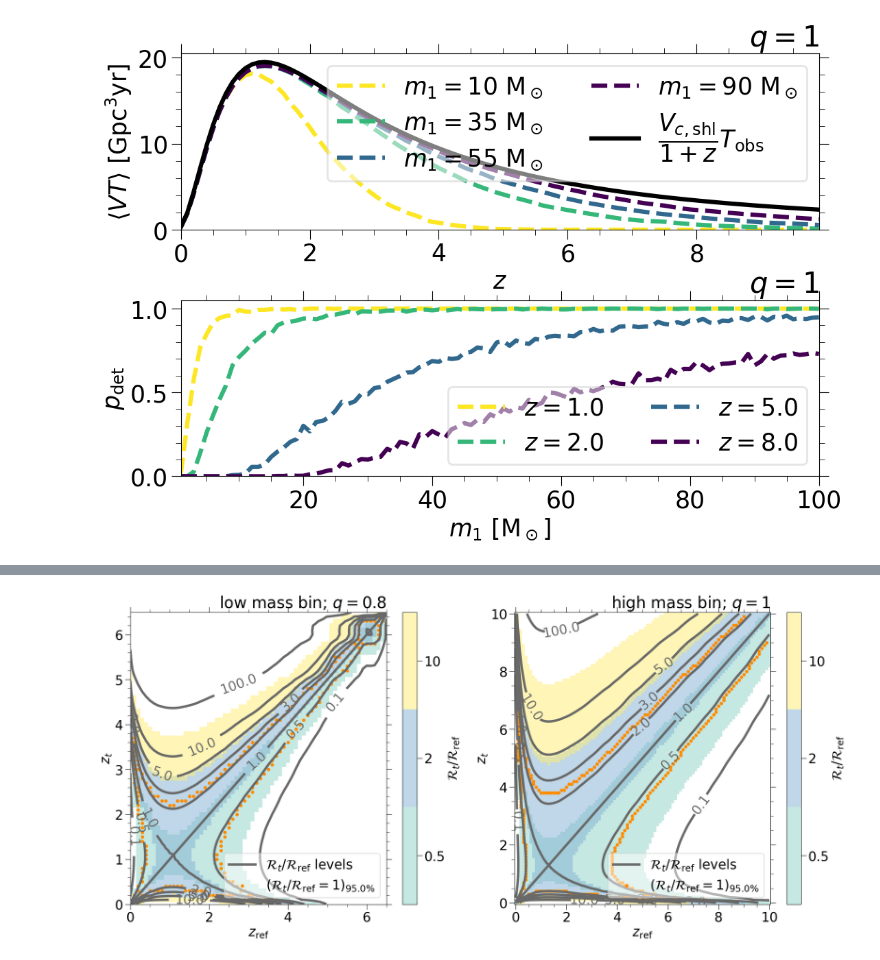
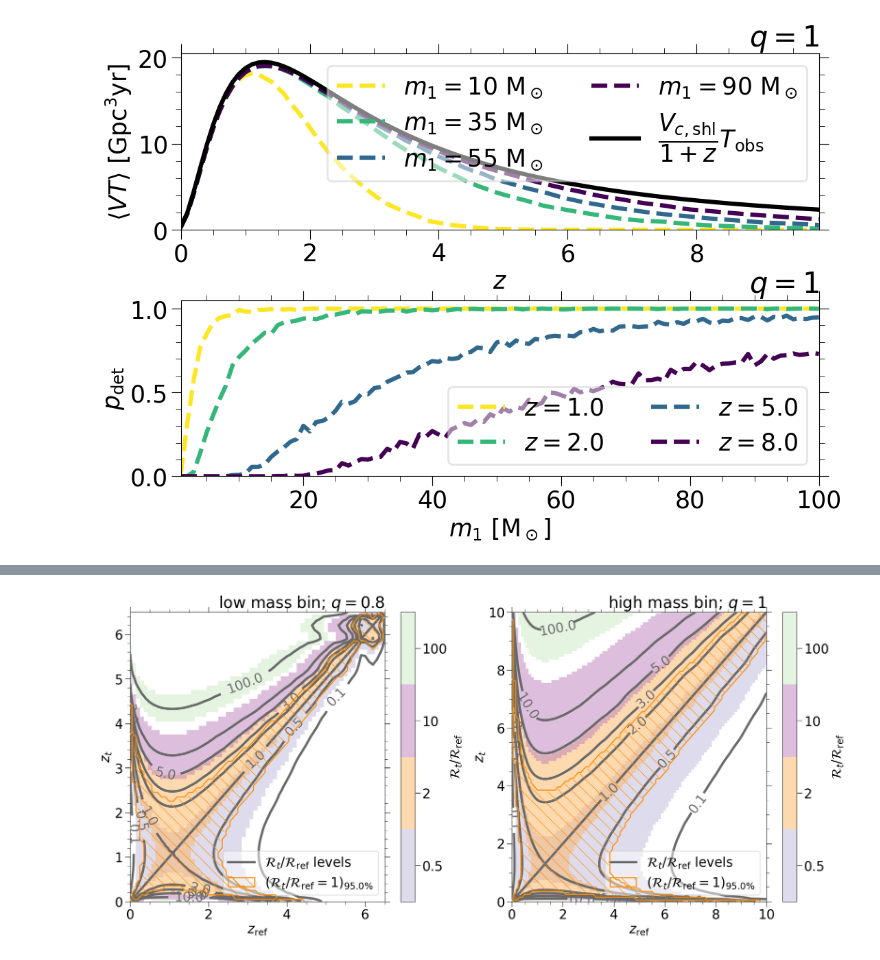
Before and after one commit to F3Solid/master_thesis, a Jupyter notebook: plots.ipynb, the cells around one changed output, grey strips where cells are left out. Saved outputs shown, nothing was run; the diff lists cells and outputs as text; code cells hidden in the pictures.

```diff
--- a/plots.ipynb
+++ b/plots.ipynb
@@ -255,7 +157,7 @@ if __name__ == '__main__':
 N1_N2_axis_res = 0.02
 N1_N2_axis = {key: np.arange(val_min, val_max, N1_N2_axis_res) for key, val_min, val_max in zip(m_keys, (0.01, 0.01), (10, 10))}
 
-zref = {key: val for key, val in zip(m_keys, (0.25, 0.25))} # Reference redshift (inferior limit of reference redshift bin)
+zref = {key: val for key, val in zip(m_keys, (0.2, 0.2))} # Reference redshift (inferior limit of reference redshift bin). Choose a value present in zinf_axis
 N2_ref = {key: val for key, val in zip(m_keys, (10, 10))}
 bin2_ref = {key: MZQbin(mc[key] - mw[key] / 2, mc[key] + mw[key] / 2, zref[key], zref[key] + zw[key], q[key]) for key in m_keys}
 
@@ -280,7 +182,7 @@ R1_R2_a_array = {key: np.zeros((len(N1_N2_axis[key]), len(bins_axis[key]))) for
 
 R1_R2_ref = 1
 
-R1_R2_ref_list = [0.5, 1, 2, 3, 5, 10]
+R1_R2_ref_list = [0.01, 0.1, 0.5, 1, 2, 3, 5, 10, 100, 1000]
 # Linked to R1_R2_ref_list on the first dimension. True if the corresponding R1_R2 value is inside the confidence interval
 R1_R2_CI_list_mask = {key: np.zeros((len(R1_R2_ref_list), len(N1_N2_axis[key]), len(bins_axis[key])), dtype=bool) for key in m_keys}
 Det_map_R1_R2_list = {key: [None for R1_R2 in R1_R2_ref_list] for key in m_keys}
@@ -375,8 +280,6 @@ plt.show()
 fig, axes = plt.subplots(1, 2, figsize=(24, 10))
 
 for ax, key in zip(axes, m_keys):
-    # ax.set_title(rf'$\text{{ref}}: [{bin2_ref[key].minf}, {bin2_ref[key].msup}]\ {msun_lb} \times [{bin2_ref[key].zinf}, {bin2_ref[key].zsup}]\ z$;' +
-    #              rf' ${Nref_lb} = {N2_ref[key]}$; $q = {q[key]}$')
     ax.set_title(rf'{mlb[key]}; $q = {q[key]}$', loc='right')
 
     ax.set_xlabel(rf'${zt_lb}$')
@@ -387,7 +290,7 @@ for ax, key in zip(axes, m_keys):
     cmap = ListedColormap(cmap.colors)
     _alpha = 0.5
 
-    only_these_R1_R2 = [0.5, 2, 5, 10]
+    only_these_R1_R2 = [0.5, 2, 5, 10, 100]
     color_indexes = []
     for i, (Det_map, lb) in enumerate(zip(Det_map_R1_R2_list[key], R1_R2_ref_list)):
         if len(only_these_R1_R2) == 0:
@@ -407,12 +310,11 @@ for ax, key in zip(axes, m_keys):
     ax.clabel(cf)
 
     # Reference line for the reference bin
-    lines.append(ax.axvline((bin2_ref[key].zinf + bin2_ref[key].zsup) / 2,
-                            color='red', linestyle=':', label='ref. bin'))
+    lines.append(ax.axvline(bin2_ref[key].zinf, color='red', linestyle=':', label=rf'${zref_lb}$'))
 
     # Plot the confidence interval for R2/R2 = 1
-    lines.append(ax.fill_between(zinf_axis[key], inf_lvl_alpha[key][R1_R2_ref_list.index(1)], sup_lvl_alpha[key][R1_R2_ref_list.index(1)],
-                                 color=ref_lvl_color, facecolor='none', hatch='/',label=rf'$({Rratio_lb} = {R1_R2_ref})_{{{cl * 100}\%}}$'))
+    lines.append(ax.fill_between(zinf_axis[key], inf_lvl_alpha[key][R1_R2_ref_list.index(R1_R2_ref)], sup_lvl_alpha[key][R1_R2_ref_list.index(R1_R2_ref)],
+                                 color=ref_lvl_color, facecolor='none', hatch='\\', label=rf'$({Rratio_lb} = {R1_R2_ref})_{{{cl * 100}\%}}$', zorder=100))
 
     # Define the boundaries of each colors using equal spacing
     if len(only_these_R1_R2) == 0:
@@ -460,9 +362,6 @@ R1_R2_CI_ZZmap = {key: RateRatioBayesCI_ZZmap(cl, N1_N2, bins_axis[key], bins_ax
 R1_R2_CI_ZZarray = {key: np.zeros((len(bins_axis[key]), len(bins_axis[key]), 3)) for key in m_keys}
 R1_R2_a_ZZarray = {key: np.zeros((len(bins_axis[key]), len(bins_axis[key]))) for key in m_keys}
 
-R1_R2_ref = 1
-
-R1_R2_ref_list = [0.5, 1, 2, 3, 5, 10]
 # Linked to R1_R2_ref_list on the first dimension. True if the corresponding R1_R2 value is inside the confidence interval
 Det_ZZmap_R1_R2_list = {key: [None for R1_R2 in R1_R2_ref_list] for key in m_keys}
 
@@ -480,8 +379,6 @@ for key in m_keys:
 fig, axes = plt.subplots(1, 2, figsize=(24, 10))
 
 for ax, key in zip(axes, m_keys):
-    # ax.set_title(rf'${Nratio_lb} = {N1_N2}$; $m_1 \in [{bins_axis[key][0].minf}, {bins_axis[key][0].msup}]\ {msun_lb}$;' +
-    #              rf' ${Nref_lb} = {N2_ref[key]}$; $q = {q[key]}$')
     ax.set_title(rf'{mlb[key]}; $q = {q[key]}$', loc='right')
 
     ax.set_xlabel(rf'${zref_lb}$')
@@ -492,7 +389,7 @@ for ax, key in zip(axes, m_keys):
     cmap = ListedColormap(cmap.colors)
     _alpha = 0.5
 
-    only_these_R1_R2 = [0.5, 2, 10]
+    only_these_R1_R2 = [0.5, 2, 10, 100]
     color_indexes = []
     for i, (Det_map, lb) in enumerate(zip(Det_ZZmap_R1_R2_list[key], R1_R2_ref_list)):
         if len(only_these_R1_R2) == 0:
@@ -512,50 +409,59 @@ for ax, key in zip(axes, m_keys):
     ax.clabel(cf)
 
     # Plot the confidence interval for R2/R2 = 1
+    # Select the boundary using binary erosion
     kernel = np.ones((3, 3), dtype=int)
     kernel[0, 0], kernel[0, 2], kernel[2, 0], kernel[2, 2] = 0, 0, 0, 0
-    mask = np.ones(Det_ZZmap_R1_R2_list[key][R1_R2_ref_list.index(1)].shape, dtype=bool)
-    mask[0, :], mask[-1, :], mask[:, 0], mask[:, -1] = False, False, False, False
-    intern = binary_erosion(Det_ZZmap_R1_R2_list[key][R1_R2_ref_list.index(1)], structure=kernel, mask=mask).astype(Det_ZZmap_R1_R2_list[key][R1_R2_ref_list.index(1)].dtype)
-    boundary = Det_ZZmap_R1_R2_list[key][R1_R2_ref_list.index(1)] - intern
+    intern = binary_erosion(Det_ZZmap_R1_R2_list[key][R1_R2_ref_list.index(R1_R2_ref)], structure=kernel).astype(Det_ZZmap_R1_R2_list[key][R1_R2_ref_list.index(R1_R2_ref)].dtype)
+    boundary = Det_ZZmap_R1_R2_list[key][R1_R2_ref_list.index(R1_R2_ref)] - intern
     ZZref, ZZt = np.meshgrid(zinf_axis[key], zinf_axis[key])
-    lines.append(ax.scatter(ZZref[boundary == 1], ZZt[boundary == 1], color=ref_lvl_color, s=20,
-                            label=rf'$({Rratio_lb} = {R1_R2_ref})_{{{cl * 100}\%}}$'))
-
-    if key == 'low':
-        ax.set_xlim(np.min(zinf_axis[key]), np.max(ZZref[boundary == 1]))
-        ax.set_ylim(np.min(zinf_axis[key]), np.max(ZZt[boundary == 1]))
+    # Plot hacthes using contourf
+    defualt_hatch_color = plt.rcParams['hatch.color']
+    plt.rcParams['hatch.color'] = ref_lvl_color
+    ax.contourf(zinf_axis[key], zinf_axis[key], Det_ZZmap_R1_R2_list[key][R1_R2_ref_list.index(R1_R2_ref)].T,
+                levels=[0.5, 1.5], colors='none', hatches='\\', zorder=100)
+    plt.rcParams['hatch.color'] = defualt_hatch_color
+    # Plot contour using contour
+    ax.contour(np.pad(zinf_axis[key], pad_width=1, mode='constant', constant_values=(np.min(zinf_axis[key]) + zw[key], np.max(zinf_axis[key]) + zw[key])),
+               np.pad(zinf_axis[key], pad_width=1, mode='constant', constant_values=(np.min(zinf_axis[key]) + zw[key], np.max(zinf_axis[key]) + zw[key])),
+               np.pad(Det_ZZmap_R1_R2_list[key][R1_R2_ref_list.index(R1_R2_ref)].T, pad_width=1, mode='constant', constant_values=0),
+               levels=[0.5], colors=ref_lvl_color, linewidths=plt.rcParams['patch.linewidth'], zorder=100)
+    # Use the boundary to set the plot limits
+    ax.set_xlim(np.min(zinf_axis[key]), np.max(ZZref[boundary == 1]))
+    ax.set_ylim(np.min(zinf_axis[key]), np.max(ZZt[boundary == 1]))
+    # Proxy for legend
+    lines.append(ax.fill_between([], [], [], color=ref_lvl_color, facecolor='none', hatch='\\', label=rf'$({Rratio_lb} = {R1_R2_ref})_{{{cl * 100}\%}}$'))
 
     # Define the boundaries of each colors using equal spacing
     if len(only_these_R1_R2) == 0:
         boundaries = np.arange(len(R1_R2_ref_list) + 1)
     else:
         boundaries = np.arange(len(only_these_R1_R2) + 1)
         cmap = ListedColormap([cmap.colors[i] for i in color_indexes])
     # Associate to each color bin its color using a BoundaryNorm, the cmap and the ScalarMappable
     norm = mpl.colors.BoundaryNorm(boundaries, cmap.N)
     sm = ScalarMappable(norm, cmap)
     # Define each tick location in the middle of each color bin
     tick_locs = boundaries[:-1] + 0.5
     # Create the colorbar with our cmap and the ticks locations
     cbar = fig.colorbar(sm, ax=ax, label=rf'${Rratio_lb}$', ticks=tick_locs)
     # Now set the labels
     if len(only_these_R1_R2) == 0:
         cbar.ax.get_yaxis().set_ticklabels(labels=R1_R2_ref_list)
     else:
         cbar.ax.get_yaxis().set_ticklabels(labels=only_these_R1_R2)
     cbar.ax.get_yaxis().set_minor_locator(mpl.ticker.NullLocator())
     # This is the only way I found to set the colorbar transparency
     cbar.solids.set_alpha(_alpha)
 
     ax.legend(handles=lines, loc='lower right')
 
 figures.append(fig)
 figure_paths.append(os.path.join(image_path, "zt_zref_detmap"))
 
 plt.show()
 # %% [output]
-[figure, old version]
+[figure, new version]
 # %%
 if save_fig:
     for fig, path in zip(figures, figure_paths):
```
Also changed, not shown: parts of 9 cells of this notebook.
